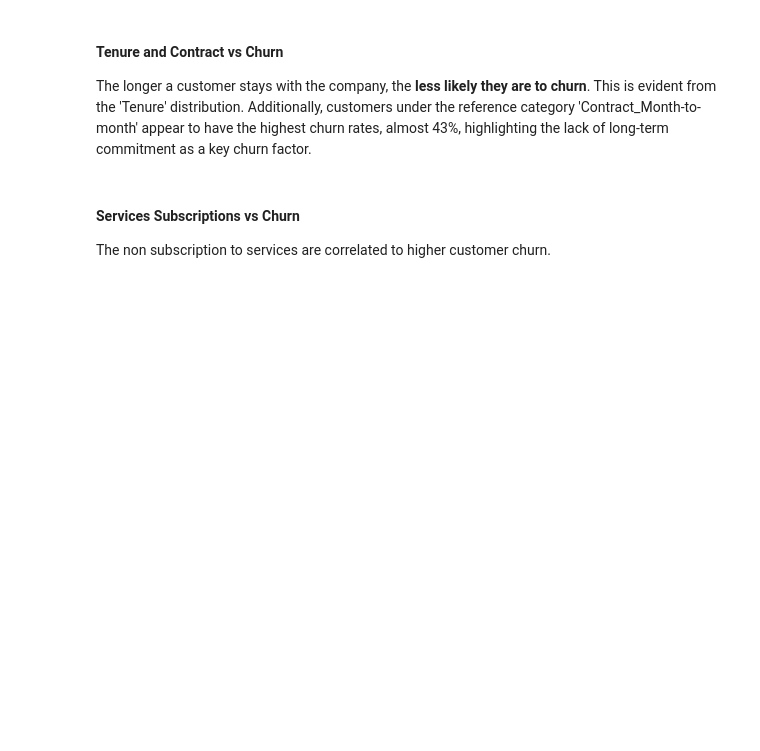
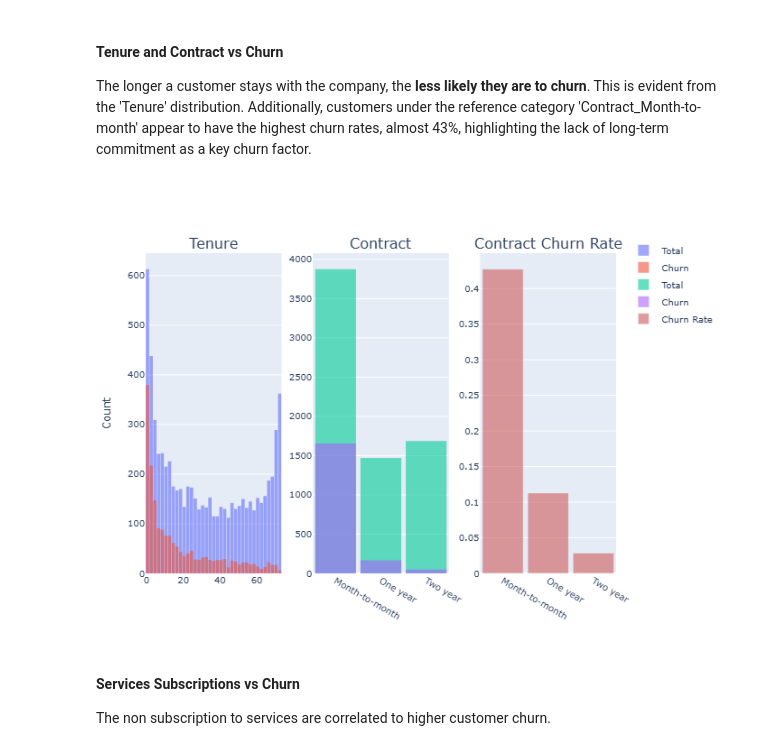
Before and after one commit to suellen-vieira/ml-logistic-regression, a Jupyter notebook: notebooks/customer_churn_prediction.ipynb, the cells around one changed output. Drawn from its saved outputs; the diff is of its cells as text; code cells hidden in the pictures; blank space fills up the shorter version.

```diff
--- a/notebooks/customer_churn_prediction.ipynb
+++ b/notebooks/customer_churn_prediction.ipynb
@@ -400,31 +400,33 @@ Additionally, customers under the reference category 'Contract_Month-to-month' a
 # %%
 fig = make_subplots(
     rows=1, cols=3,
     subplot_titles=('Tenure', 'Contract', 'Contract Churn Rate'))
 
 fig.add_trace(go.Histogram(x=cust_churn['Tenure'],nbinsx=60,name='Total',opacity=0.6), row=1, col=1)
 fig.add_trace(go.Histogram(x=cust_churn[cust_churn['Churn']==1]['Tenure'],nbinsx=60,name='Churn',opacity=0.6), row=1, col=1)
 
 fig.add_trace(go.Histogram(x=cust_churn['Contract'],nbinsx=60,name='Total',opacity=0.6), row=1, col=2)
 fig.add_trace(go.Histogram(x=cust_churn[cust_churn['Churn']==1]['Contract'],nbinsx=60,name='Churn',opacity=0.6), row=1, col=2)
 
 contract_churn = cust_churn.groupby('Contract')['Churn'].mean().reset_index()
 
 fig.add_trace(go.Bar(x=contract_churn['Contract'],y=contract_churn['Churn'],name='Churn Rate',marker_color='indianred', opacity=0.6), row=1, col=3)
 
 fig.update_layout(
     barmode='overlay',
     bargap=0.1,
     width=1500,
     height=600,
     margin=dict(l=20, r=20, t=80, b=20),
     yaxis_title='Count',
     font=dict(size=10),
     legend=dict(y=1.05, x=1.02)
 )
 
-pio.renderers.default = 'plotly_mimetype'
+pio.renderers.default = 'png'
 fig.show()
+# %% [output]
+[figure, added]
 # %% [markdown]
 #### Services Subscriptions vs Churn
 
```
Also changed, not shown: parts of 8 cells of this notebook.
